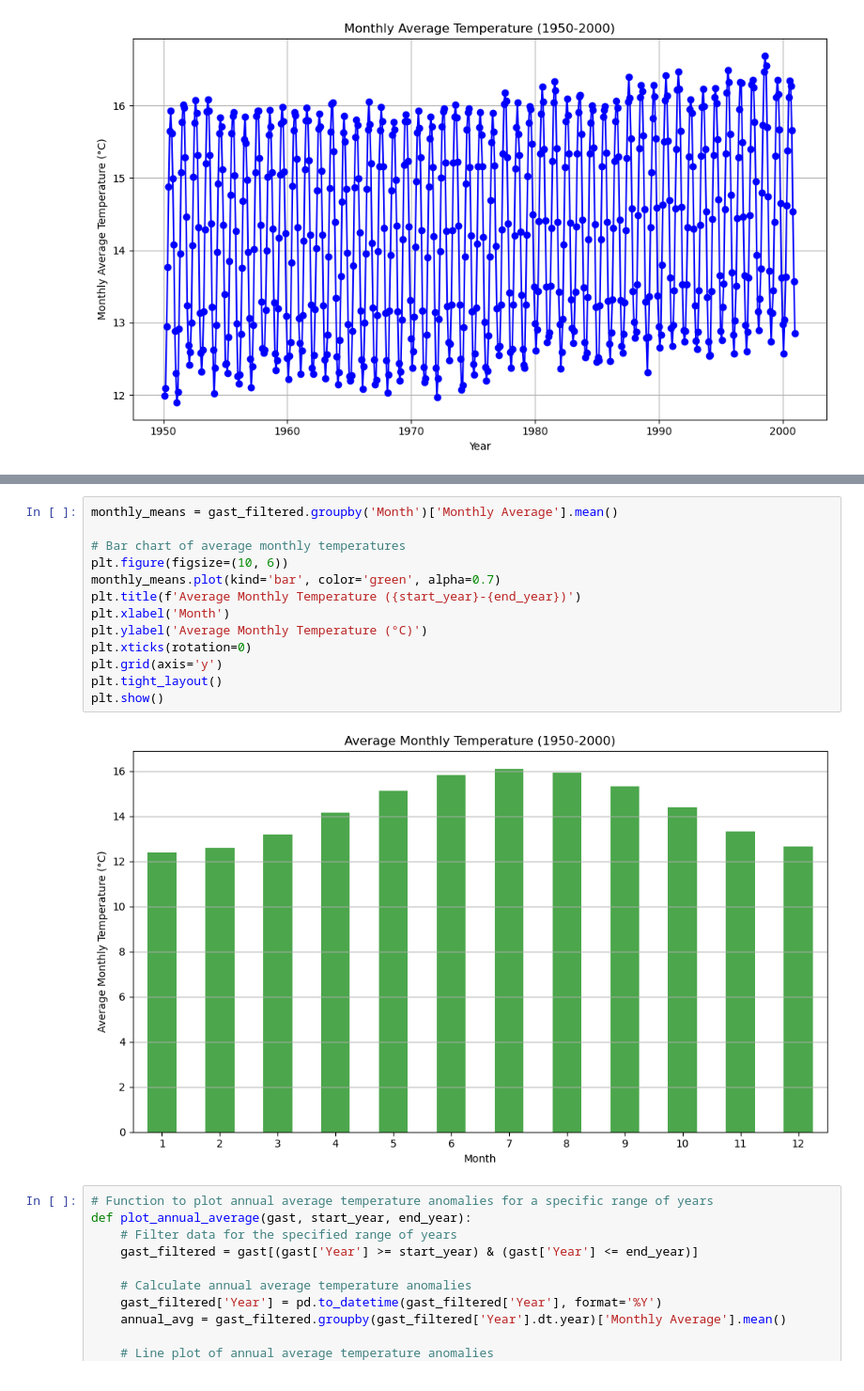
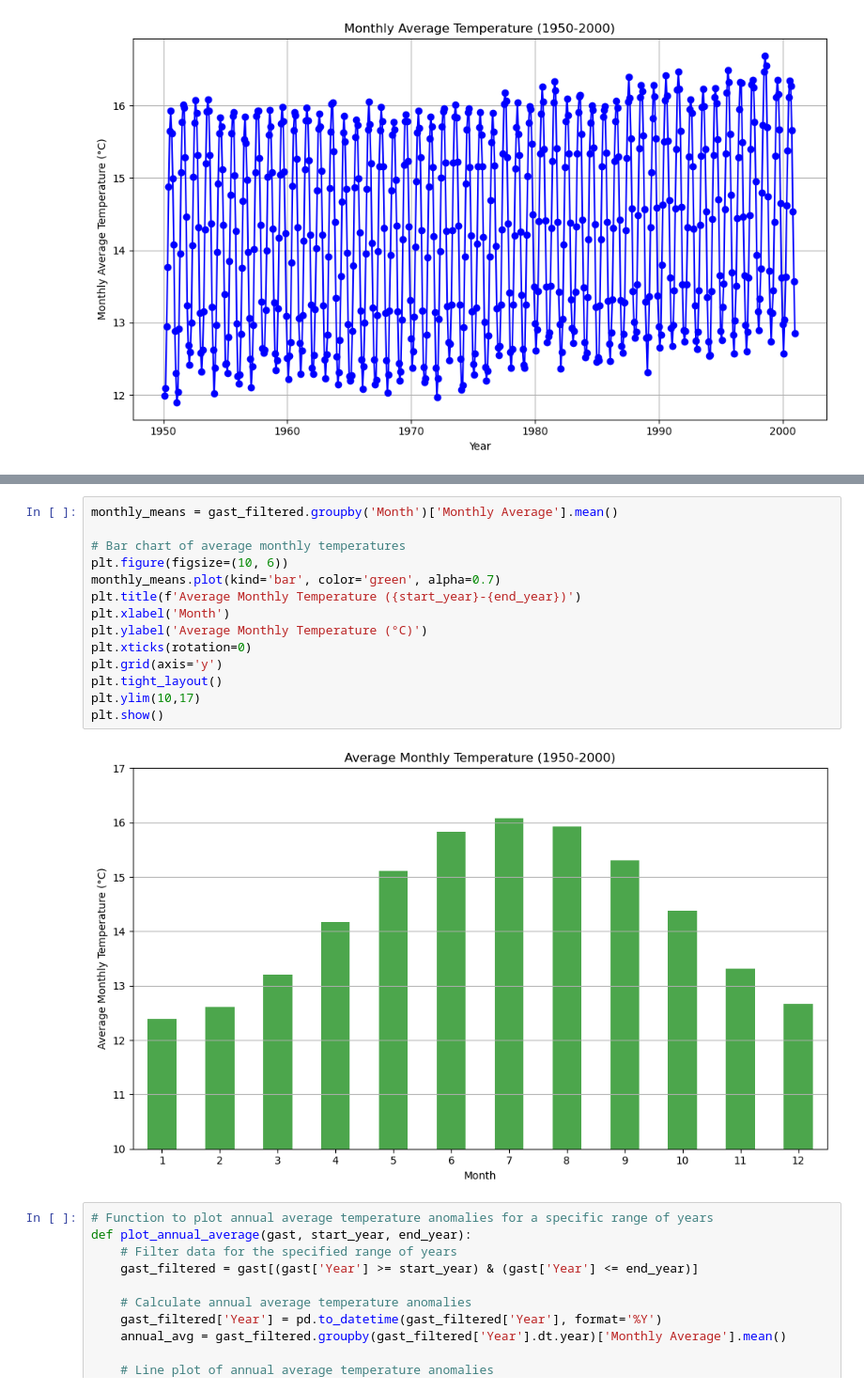
Before and after one commit to davidpaul24/CFR-2024, a Jupyter notebook: module_climate/00_intro_to_climate_answers.ipynb, the cells around one changed output, grey strips where cells are left out. Shown at 94% size. Drawn from its saved outputs; the diff is of its cells as text.

```diff
--- a/module_climate/00_intro_to_climate_answers.ipynb
+++ b/module_climate/00_intro_to_climate_answers.ipynb
@@ -224,18 +224,19 @@ plt.show()
 # %%
 monthly_means = gast_filtered.groupby('Month')['Monthly Average'].mean()
 
 # Bar chart of average monthly temperatures
 plt.figure(figsize=(10, 6))
 monthly_means.plot(kind='bar', color='green', alpha=0.7)
 plt.title(f'Average Monthly Temperature ({start_year}-{end_year})')
 plt.xlabel('Month')
 plt.ylabel('Average Monthly Temperature (°C)')
 plt.xticks(rotation=0)
 plt.grid(axis='y')
 plt.tight_layout()
+plt.ylim(10,17)
 plt.show()
 # %% [output]
-[figure, old version]
+[figure, new version]
 # %%
 # Function to plot annual average temperature anomalies for a specific range of years
 def plot_annual_average(gast, start_year, end_year):
```
Also changed, not shown: parts of 3 cells of this notebook.
